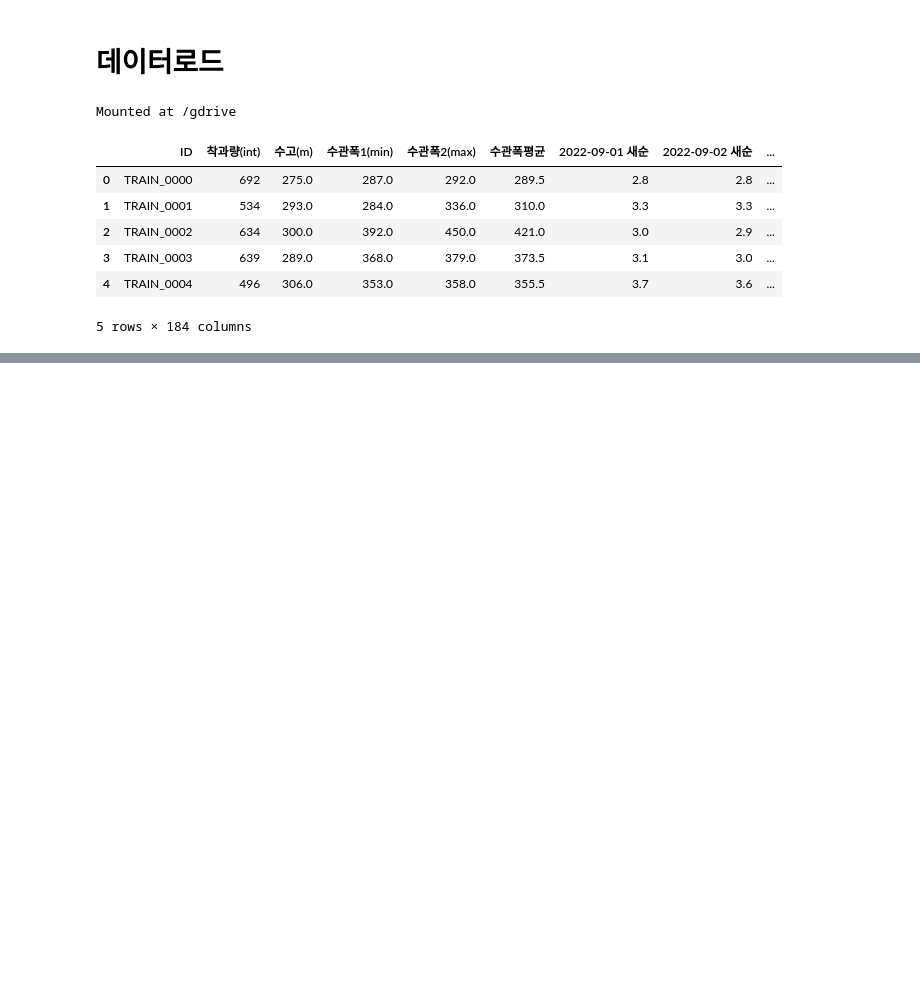
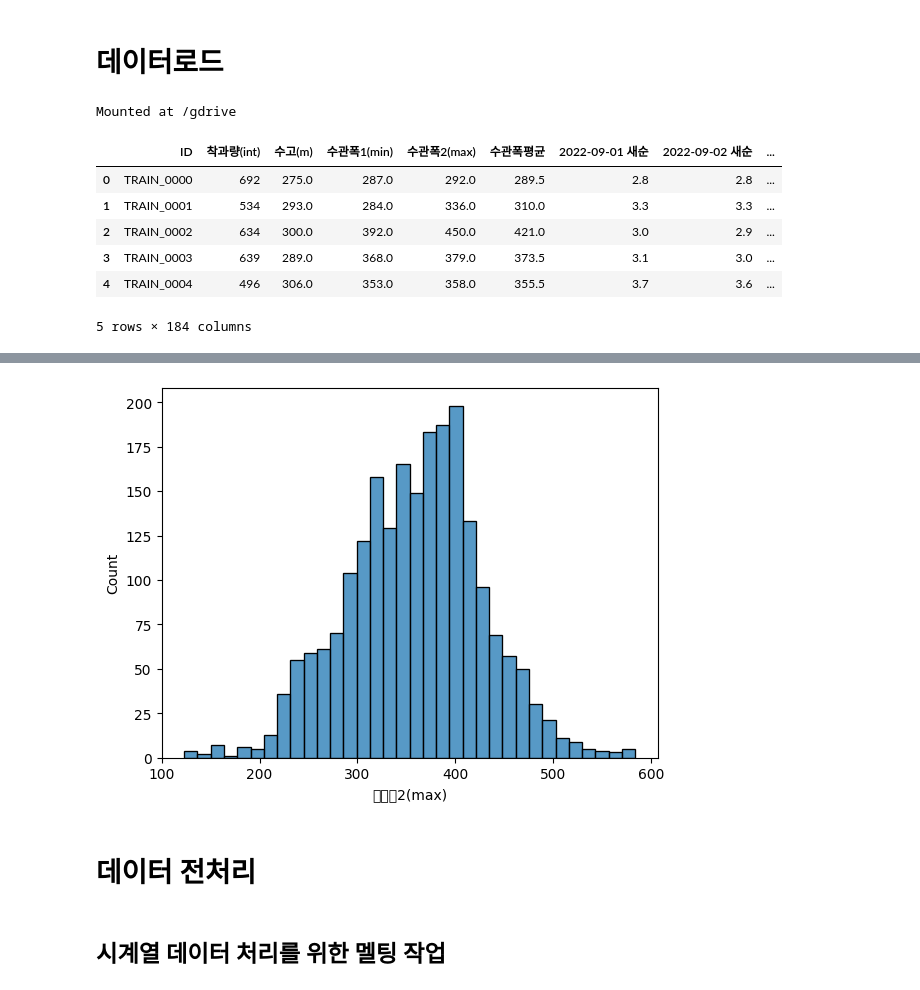
Before and after one commit to Sunnnyyy16/Dacon_study, a Jupyter notebook: tangerine/tangerine_predict.ipynb, the cells around one changed output, grey strips where cells are left out. Saved outputs shown, nothing was run; the diff lists cells and outputs as text; code cells hidden in the pictures; blank space fills up the shorter version.

```diff
--- a/tangerine/tangerine_predict.ipynb
+++ b/tangerine/tangerine_predict.ipynb
@@ -51,0 +153,8 @@ train.head()
+# %%
+plt.figure()
+sns.histplot(x='수관폭2(max)', data=train)
+plt.show()
+# %% [output]
+[figure, added]
+# %% [markdown]
+# 데이터 전처리
@@ -51,0 +171,2 @@ train.head()
+# %% [markdown]
+## 시계열 데이터 처리를 위한 멜팅 작업
```
Also changed, not shown: parts of 42 cells of this notebook.
